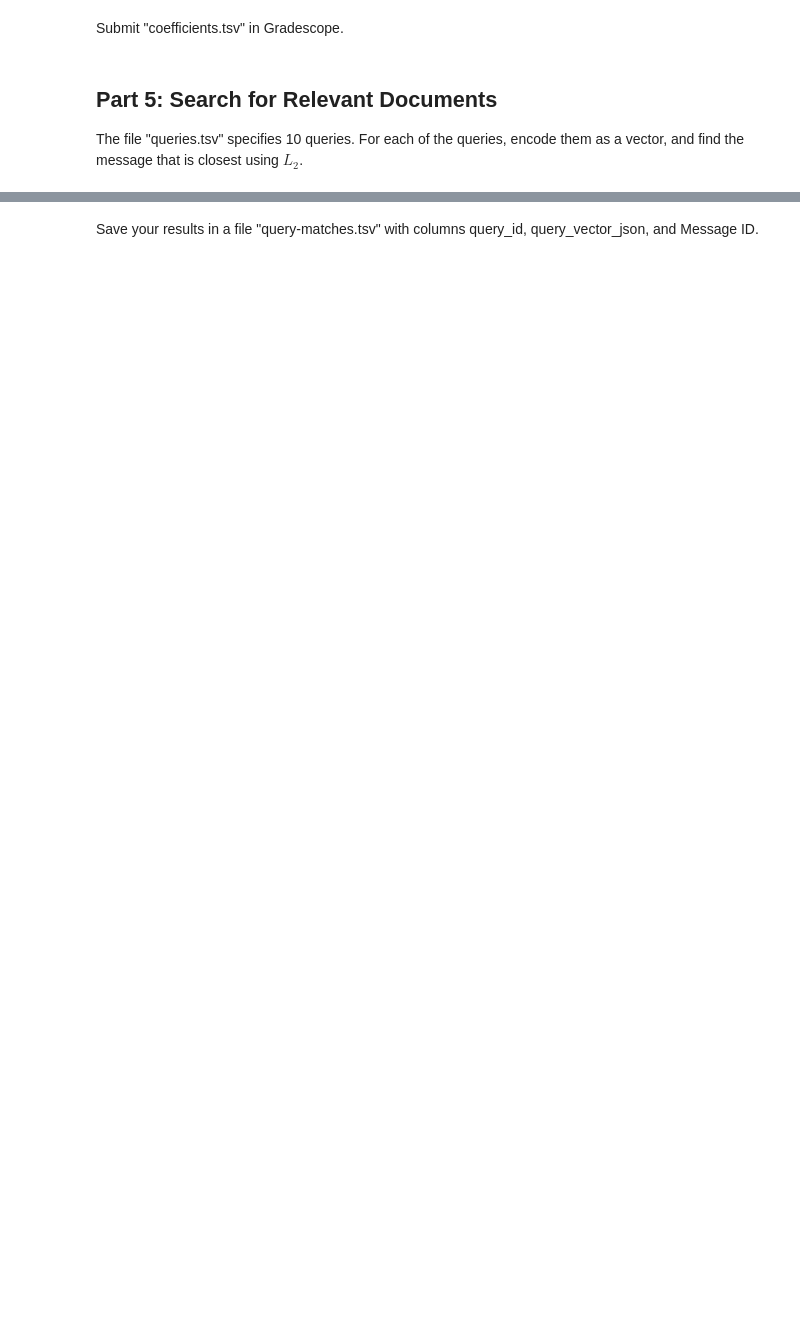
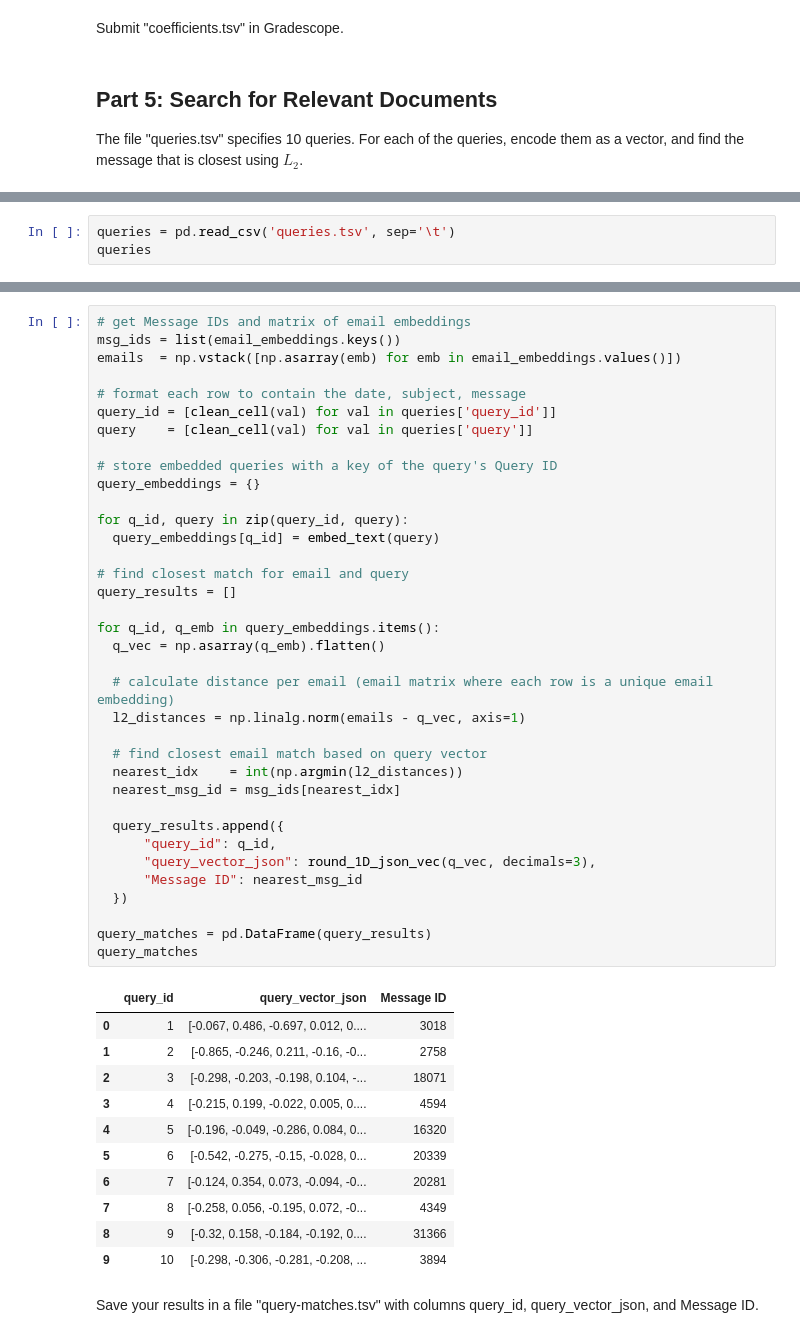
Before and after one commit to aidandig/dx704-project-12, a Jupyter notebook: dx704-project-12.ipynb, the cells around one changed output, grey strips where cells are left out. Cells and saved outputs as stored; diff of their text form; blank space fills up the shorter version.

```diff
--- a/dx704-project-12.ipynb
+++ b/dx704-project-12.ipynb
@@ -180,0 +314,3 @@ For each of the queries, encode them as a vector, and find the message that is c
+# %%
+queries = pd.read_csv('queries.tsv', sep='\t')
+queries
@@ -181,2 +329,50 @@ For each of the queries, encode them as a vector, and find the message that is c
+# %%
+# get Message IDs and matrix of email embeddings
+msg_ids = list(email_embeddings.keys())
+emails  = np.vstack([np.asarray(emb) for emb in email_embeddings.values()])
+
+# format each row to contain the date, subject, message
+query_id = [clean_cell(val) for val in queries['query_id']]
+query    = [clean_cell(val) for val in queries['query']]
+
+# store embedded queries with a key of the query's Query ID
+query_embeddings = {}
+
+for q_id, query in zip(query_id, query):
+  query_embeddings[q_id] = embed_text(query)
+
+# find closest match for email and query
+query_results = []
+
+for q_id, q_emb in query_embeddings.items():
+  q_vec = np.asarray(q_emb).flatten()
+
+  # calculate distance per email (email matrix where each row is a unique email embedding)
+  l2_distances = np.linalg.norm(emails - q_vec, axis=1)
+
+  # find closest email match based on query vector
+  nearest_idx    = int(np.argmin(l2_distances))
+  nearest_msg_id = msg_ids[nearest_idx]
+
+  query_results.append({
+      "query_id": q_id,
+      "query_vector_json": round_1D_json_vec(q_vec, decimals=3),
+      "Message ID": nearest_msg_id
+  })
+
+query_matches = pd.DataFrame(query_results)
+query_matches
+# %% [output]
+|  | query_id | query_vector_json | Message ID |
+| 0 | 1 | [-0.067, 0.486, -0.697, 0.012, 0.... | 3018 |
+| 1 | 2 | [-0.865, -0.246, 0.211, -0.16, -0... | 2758 |
+| 2 | 3 | [-0.298, -0.203, -0.198, 0.104, -... | 18071 |
+| 3 | 4 | [-0.215, 0.199, -0.022, 0.005, 0.... | 4594 |
+| 4 | 5 | [-0.196, -0.049, -0.286, 0.084, 0... | 16320 |
+| 5 | 6 | [-0.542, -0.275, -0.15, -0.028, 0... | 20339 |
+| 6 | 7 | [-0.124, 0.354, 0.073, -0.094, -0... | 20281 |
+| 7 | 8 | [-0.258, 0.056, -0.195, 0.072, -0... | 4349 |
+| 8 | 9 | [-0.32, 0.158, -0.184, -0.192, 0.... | 31366 |
+| 9 | 10 | [-0.298, -0.306, -0.281, -0.208, ... | 3894 |
 # %% [markdown]
 Save your results in a file "query-matches.tsv" with columns query_id, query_vector_json, and Message ID.
```
Also changed, not shown: parts of 20 cells of this notebook.
